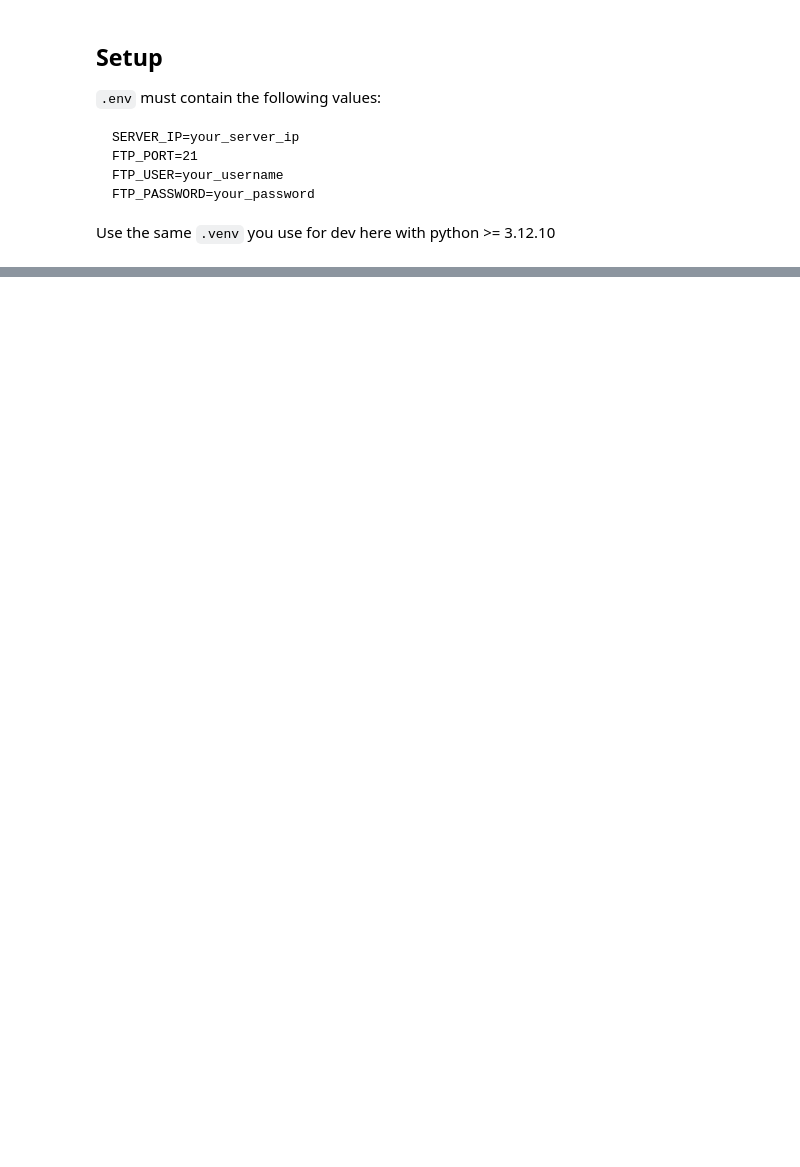
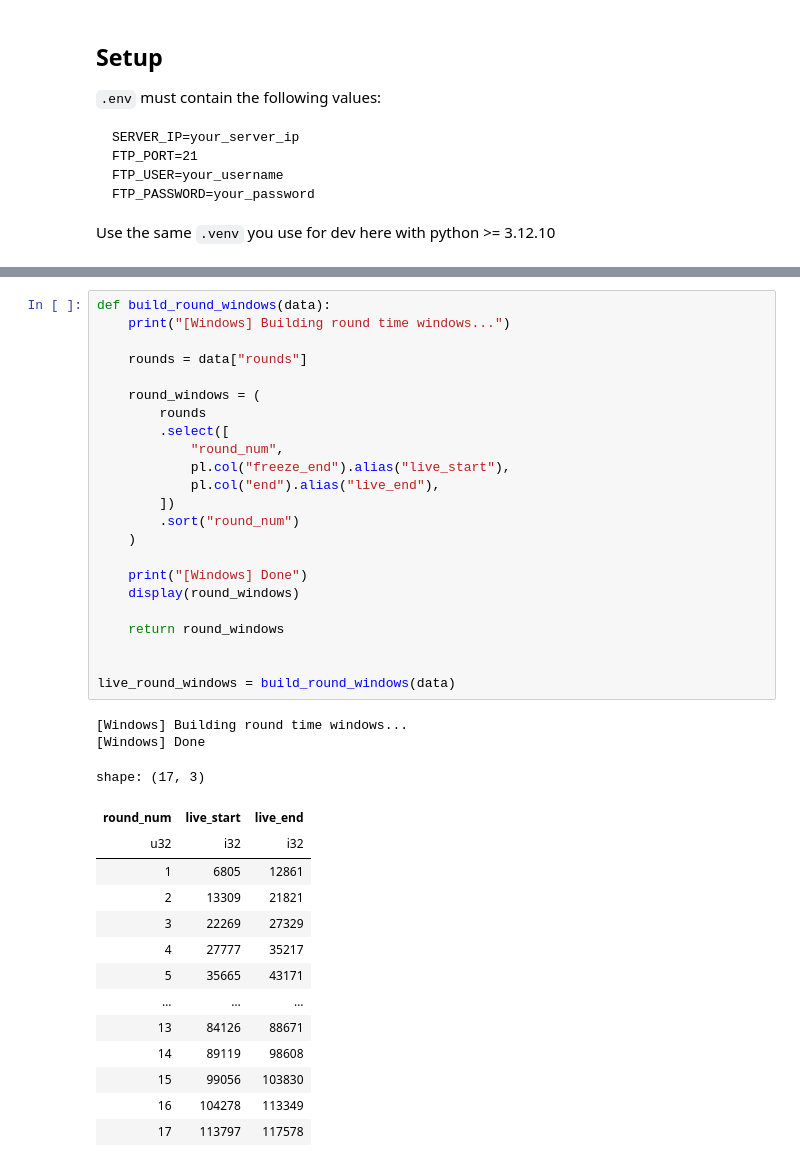
Before and after one commit to CaptainBlake/Internomat, a Jupyter notebook: src/analytics/demo_analyzer.ipynb, the cells around one changed output, grey strips where cells are left out. Saved outputs shown, nothing was run; the diff lists cells and outputs as text; blank space fills up the shorter version.

```diff
--- a/src/analytics/demo_analyzer.ipynb
+++ b/src/analytics/demo_analyzer.ipynb
@@ -462,0 +515,40 @@ shape: (11, 9)
+# %%
+def build_round_windows(data):
+    print("[Windows] Building round time windows...")
+
+    rounds = data["rounds"]
+
+    round_windows = (
+        rounds
+        .select([
+            "round_num",
+            pl.col("freeze_end").alias("live_start"),
+            pl.col("end").alias("live_end"),
+        ])
+        .sort("round_num")
+    )
+
+    print("[Windows] Done")
+    display(round_windows)
+
+    return round_windows
+
+
+live_round_windows = build_round_windows(data)
+# %% [output]
+[Windows] Building round time windows...
+[Windows] Done
+shape: (17, 3)
+| round_num | live_start | live_end |
+| u32 | i32 | i32 |
+| 1 | 6805 | 12861 |
+| 2 | 13309 | 21821 |
+| 3 | 22269 | 27329 |
+| 4 | 27777 | 35217 |
+| 5 | 35665 | 43171 |
+| … | … | … |
+| 13 | 84126 | 88671 |
+| 14 | 89119 | 98608 |
+| 15 | 99056 | 103830 |
+| 16 | 104278 | 113349 |
+| 17 | 113797 | 117578 |
```
Also changed, not shown: parts of 7 cells of this notebook.
